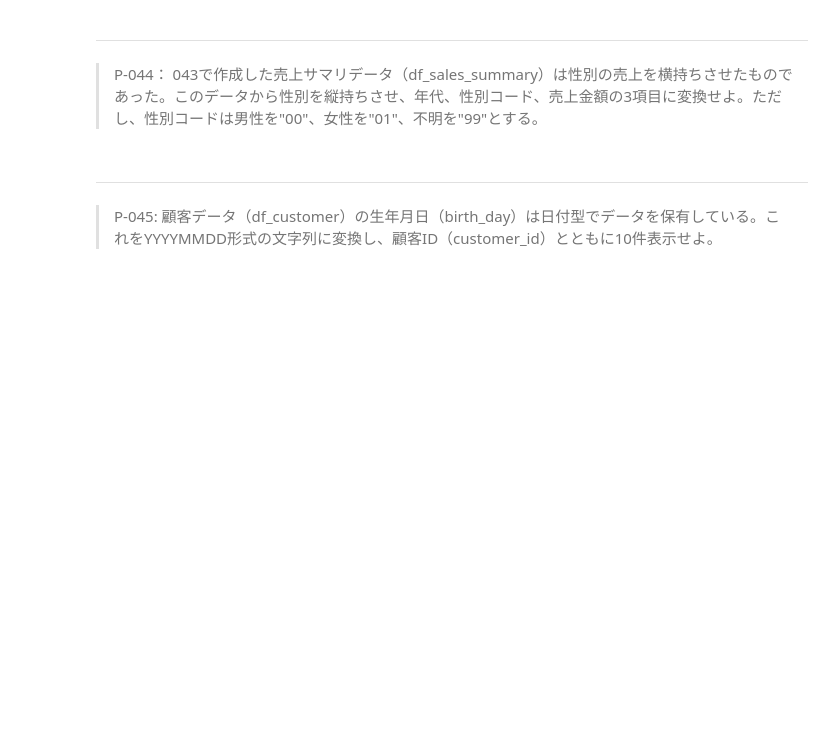
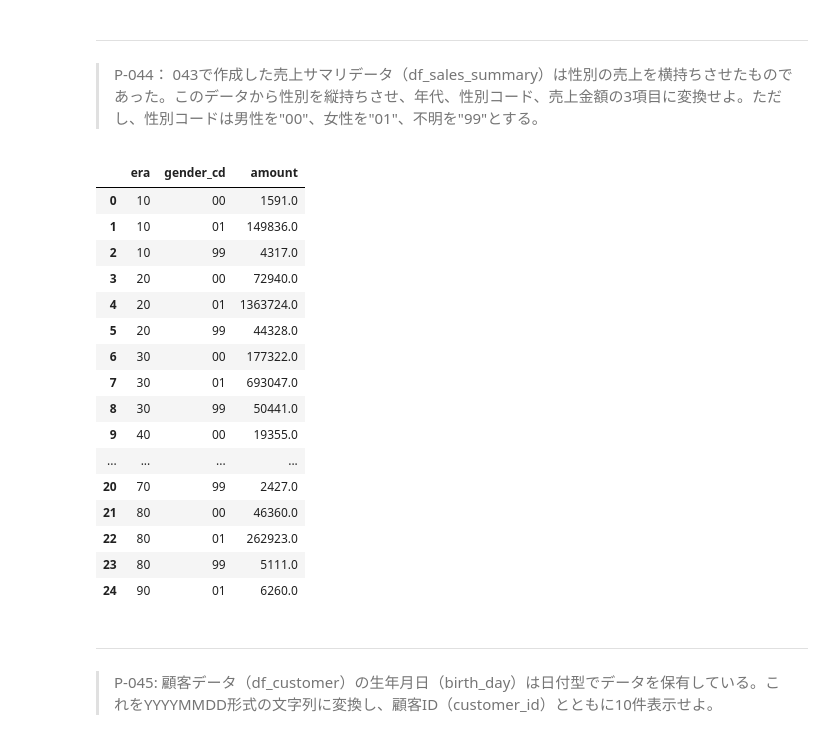
Before and after one commit to ryu1maniwa/100knocks-preprocess, a Jupyter notebook: docker/work/preprocess_knock_Python.ipynb, the cells around one changed output. Cells and saved outputs as stored; diff of their text form; code cells hidden in the pictures; blank space fills up the shorter version.

```diff
--- a/docker/work/preprocess_knock_Python.ipynb
+++ b/docker/work/preprocess_knock_Python.ipynb
@@ -830,6 +970,37 @@ pd.merge(df_num_sales_ymd, df_amount_sum, how='outer', on='customer_id')
 # %% [markdown]
 ---
 > P-044： 043で作成した売上サマリデータ（df_sales_summary）は性別の売上を横持ちさせたものであった。このデータから性別を縦持ちさせ、年代、性別コード、売上金額の3項目に変換せよ。ただし、性別コードは男性を"00"、女性を"01"、不明を"99"とする。
+# %%
+# set_indexで既存の列をインデックスindex（行名、行ラベル）に割り当てる
+
+# データの整形には、stack, unstack, pivotが用いられる
+# 列から行へピボット: stack()
+# 行から列へピボット: unstack()
+# 行と列を指定してピボット（再形成）: pivot()
+# replace()で文字列を置換する
+# rename()メソッドで任意の行名・列名を変更する
+
+df_sales_summary.set_index('era'). \
+    stack().reset_index().replace({'female':'01','male':'00','unknown':'99'}). \
+    rename(columns={'level_1':'gender_cd', 0: 'amount'})
+# %% [output]
+|  | era | gender_cd | amount |
+| 0 | 10 | 00 | 1591.0 |
+| 1 | 10 | 01 | 149836.0 |
+| 2 | 10 | 99 | 4317.0 |
+| 3 | 20 | 00 | 72940.0 |
+| 4 | 20 | 01 | 1363724.0 |
+| 5 | 20 | 99 | 44328.0 |
+| 6 | 30 | 00 | 177322.0 |
+| 7 | 30 | 01 | 693047.0 |
+| 8 | 30 | 99 | 50441.0 |
+| 9 | 40 | 00 | 19355.0 |
+| ... | ... | ... | ... |
+| 20 | 70 | 99 | 2427.0 |
+| 21 | 80 | 00 | 46360.0 |
+| 22 | 80 | 01 | 262923.0 |
+| 23 | 80 | 99 | 5111.0 |
+| 24 | 90 | 01 | 6260.0 |
 # %% [markdown]
 ---
 > P-045: 顧客データ（df_customer）の生年月日（birth_day）は日付型でデータを保有している。これをYYYYMMDD形式の文字列に変換し、顧客ID（customer_id）とともに10件表示せよ。
```
Also changed, not shown: parts of 31 cells of this notebook, 1 other file.
